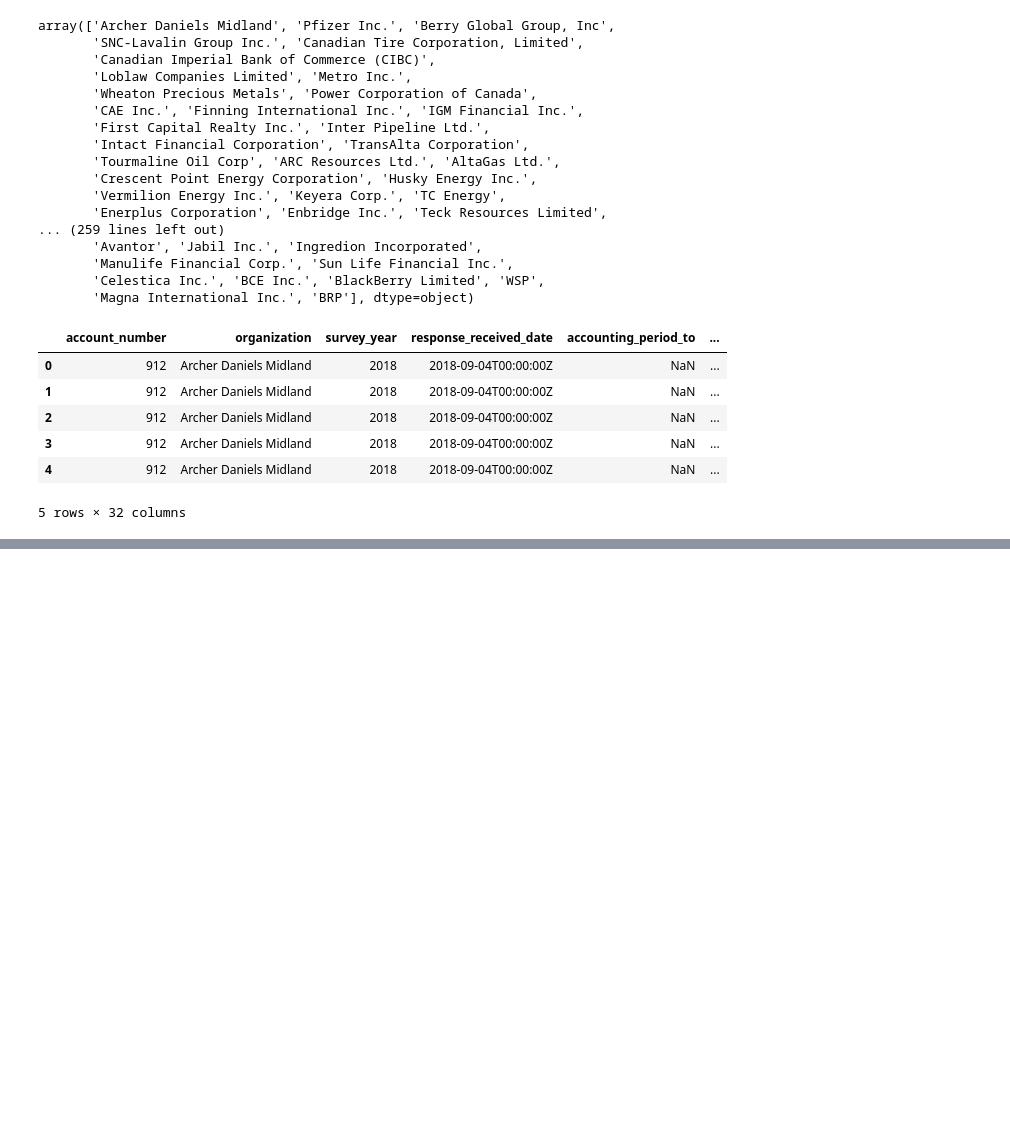
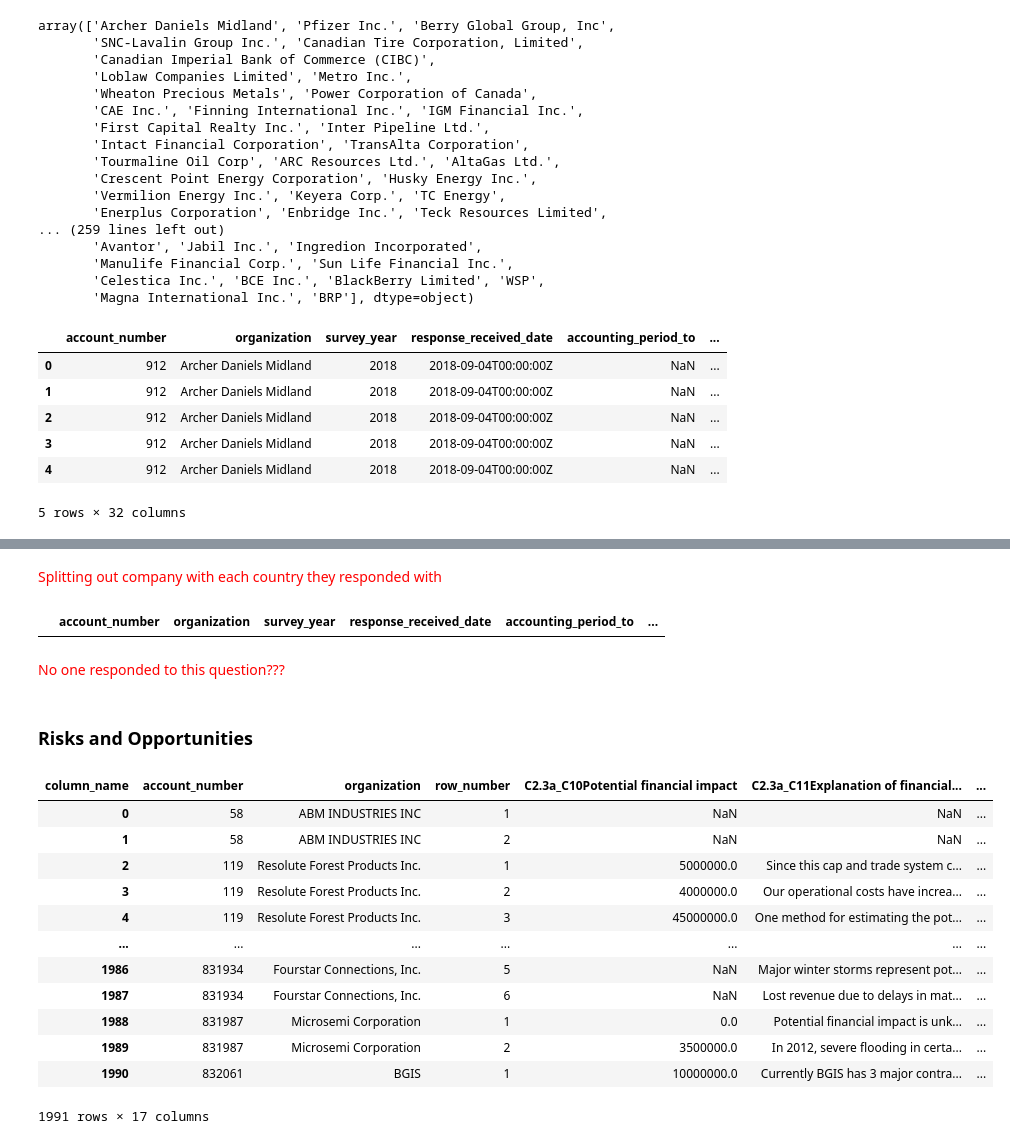
Before and after one commit to jenni4j/Climate_Dreamer_Pros, a Jupyter notebook: corporations_cc.ipynb, the cells around one changed output, grey strips where cells are left out. Cells and saved outputs as stored; diff of their text form; code cells hidden in the pictures; blank space fills up the shorter version.

```diff
--- a/corporations_cc.ipynb
+++ b/corporations_cc.ipynb
@@ -61,0 +83,37 @@ corps_cc_full.head()
+# %% [markdown]
+<span style="color:red">Splitting out company with each country they responded with</span>
+# %%
+# (C1.1) Is there board-level oversight of climate-related issues within your organization?
+
+corps_cc_df[(corps_cc_df['question_number'] == 'C1.1')]
+# %% [output]
+|  | account_number | organization | survey_year | response_received_date | accounting_period_to | ... |
+# %% [markdown]
+<span style="color:red">No one responded to this question???</span>
+# %% [markdown]
+### Risks and Opportunities
+# %%
+#(C2.3a) Provide details of risks identified with the potential to have a substantive financial or strategic impact on your business.
+
+corps_cc_df_2_3a = corps_cc_df[corps_cc_df['question_number'] == 'C2.3a']
+corps_cc_df_2_3a = corps_cc_df_2_3a[corps_cc_df_2_3a['response_value'].notnull()]
+
+corps_cc_df_2_3a = corps_cc_df_2_3a.pivot_table(index=['account_number', 'organization', 'row_number'],
+                                     columns='column_name',
+                                     values='response_value',
+                                     aggfunc=lambda x: ' '.join(x)).reset_index()
+corps_cc_df_2_3a
+# %% [output]
+| column_name | account_number | organization | row_number | C2.3a_C10Potential financial impact | C2.3a_C11Explanation of financial... | ... |
+| 0 | 58 | ABM INDUSTRIES INC | 1 | NaN | NaN | ... |
+| 1 | 58 | ABM INDUSTRIES INC | 2 | NaN | NaN | ... |
+| 2 | 119 | Resolute Forest Products Inc. | 1 | 5000000.0 | Since this cap and trade system c... | ... |
+| 3 | 119 | Resolute Forest Products Inc. | 2 | 4000000.0 | Our operational costs have increa... | ... |
+| 4 | 119 | Resolute Forest Products Inc. | 3 | 45000000.0 | One method for estimating the pot... | ... |
+| ... | ... | ... | ... | ... | ... | ... |
+| 1986 | 831934 | Fourstar Connections, Inc. | 5 | NaN | Major winter storms represent pot... | ... |
+| 1987 | 831934 | Fourstar Connections, Inc. | 6 | NaN | Lost revenue due to delays in mat... | ... |
+| 1988 | 831987 | Microsemi Corporation | 1 | 0.0 | Potential financial impact is unk... | ... |
+| 1989 | 831987 | Microsemi Corporation | 2 | 3500000.0 | In 2012, severe flooding in certa... | ... |
+| 1990 | 832061 | BGIS | 1 | 10000000.0 | Currently BGIS has 3 major contra... | ... |
+1991 rows × 17 columns
```
Also changed, not shown: parts of 16 cells of this notebook.
